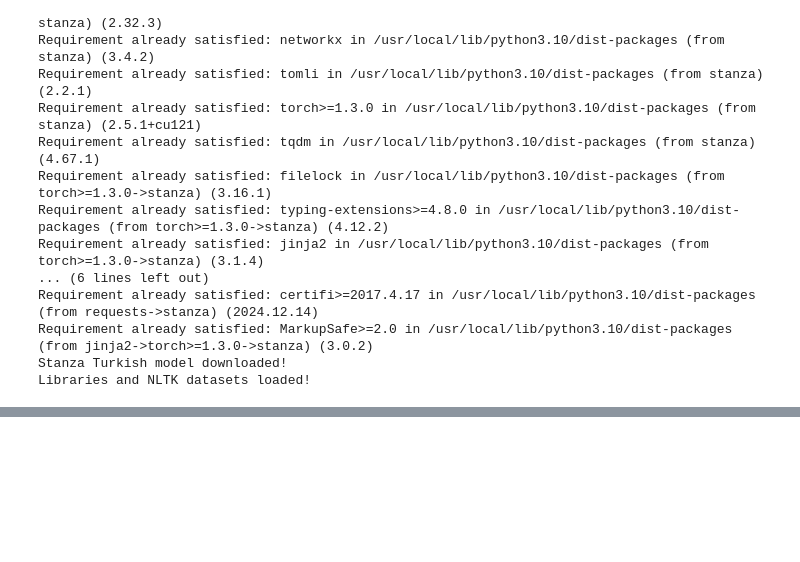
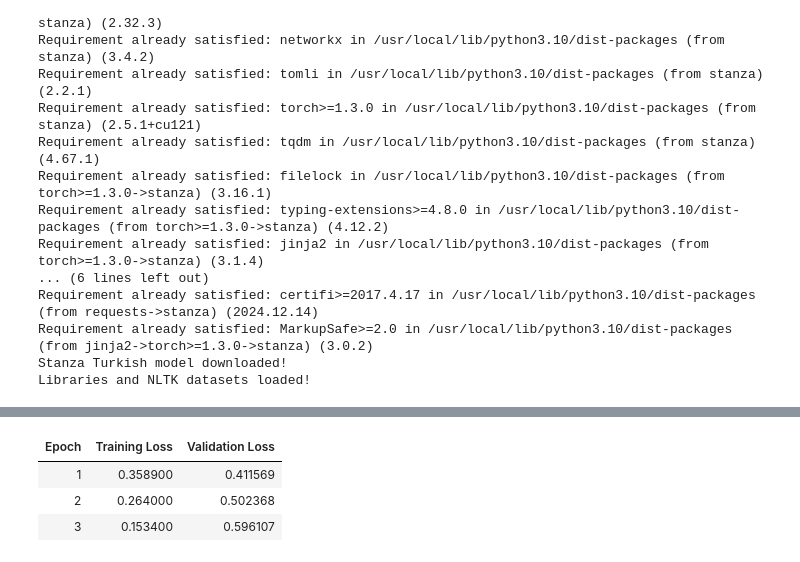
Before and after one commit to fc63/Detection-and-Classification-of-Offensive-Language-in-Turkish, a Jupyter notebook: 1.ipynb, the cells around one changed output, grey strips where cells are left out. Cells and saved outputs as stored; diff of their text form; code cells hidden in the pictures; blank space fills up the shorter version.

```diff
--- a/1.ipynb
+++ b/1.ipynb
@@ -130,0 +310,95 @@ KeyboardInterrupt:
+# %%
+# target column for categorization model
+X_category = train["cleaned_text"]
+y_category = train["target"]
+
+# convert categories in `target` column to numeric values
+label_encoder = LabelEncoder()
+y_category = label_encoder.fit_transform(y_category)
+
+# compute class weights for imbalanced dataset
+class_weights = compute_class_weight(
+    class_weight="balanced",
+    classes=np.unique(y_category),
+    y=y_category
+)
+class_weights = torch.tensor(class_weights, dtype=torch.float)
+
+# separate training and test sets
+X_train_cat, X_test_cat, y_train_cat, y_test_cat = train_test_split(
+    X_category, y_category, test_size=0.2, random_state=42
+)
+
+# tokenizer & model
+category_tokenizer = AutoTokenizer.from_pretrained(model_name)
+category_model = AutoModelForSequenceClassification.from_pretrained(model_name, num_labels=len(label_encoder.classes_))
+
+class CategoryDataset(Dataset):
+    def __init__(self, texts, labels, tokenizer, max_len=128):
+        self.texts = texts
+        self.labels = labels
+        self.tokenizer = tokenizer
+        self.max_len = max_len
+
+    def __len__(self):
+        return len(self.texts)
+
+    def __getitem__(self, idx):
+        text = self.texts.iloc[idx]
+        label = self.labels[idx]
+        encoding = self.tokenizer(
+            text,
+            truncation=True,
+            padding="max_length",
+            max_length=self.max_len,
+            return_tensors="pt",
+        )
+        return {
+            "input_ids": encoding["input_ids"].squeeze(0),
+            "attention_mask": encoding["attention_mask"].squeeze(0),
+            "labels": torch.tensor(label, dtype=torch.long),
+        }
+
+# datasets preparation
+train_dataset_cat = CategoryDataset(X_train_cat, y_train_cat, category_tokenizer)
+test_dataset_cat = CategoryDataset(X_test_cat, y_test_cat, category_tokenizer)
+
+# custom trainer class for loss function with class weights
+class CustomTrainer(Trainer):
+    def compute_loss(self, model, inputs, return_outputs=False, **kwargs):
+        labels = inputs.pop("labels")
+        outputs = model(**inputs)
+        logits = outputs.get("logits")
+        loss_fct = CrossEntropyLoss(weight=class_weights.to(logits.device))
+        loss = loss_fct(logits, labels)
+        return (loss, outputs) if return_outputs else loss
+
+# training settings
+training_args_cat = TrainingArguments(
+    output_dir="./results",
+    evaluation_strategy="epoch",
+    save_strategy="epoch",
+    learning_rate=1e-5,
+    per_device_train_batch_size=32,
+    per_device_eval_batch_size=32,
+    num_train_epochs=5,
+    weight_decay=0.1,
+    gradient_accumulation_steps=2,
+    logging_dir="./logs",
+    report_to="none",
+    logging_steps=10,
+    load_best_model_at_end=True,
+    save_total_limit=1,
+)
+
+# trainer (Hugging Face Trainer API)
+category_trainer = CustomTrainer(
+    model=category_model,
+    args=training_args_cat,
+    train_dataset=train_dataset_cat,
+    eval_dataset=test_dataset_cat,
+    tokenizer=category_tokenizer,
+)
+
+category_trainer.train()
+# %% [output]
@@ -130,0 +408,4 @@ KeyboardInterrupt:
+| Epoch | Training Loss | Validation Loss |
+| 1 | 0.358900 | 0.411569 |
+| 2 | 0.264000 | 0.502368 |
+| 3 | 0.153400 | 0.596107 |
```
Also changed, not shown: parts of 12 cells of this notebook.
